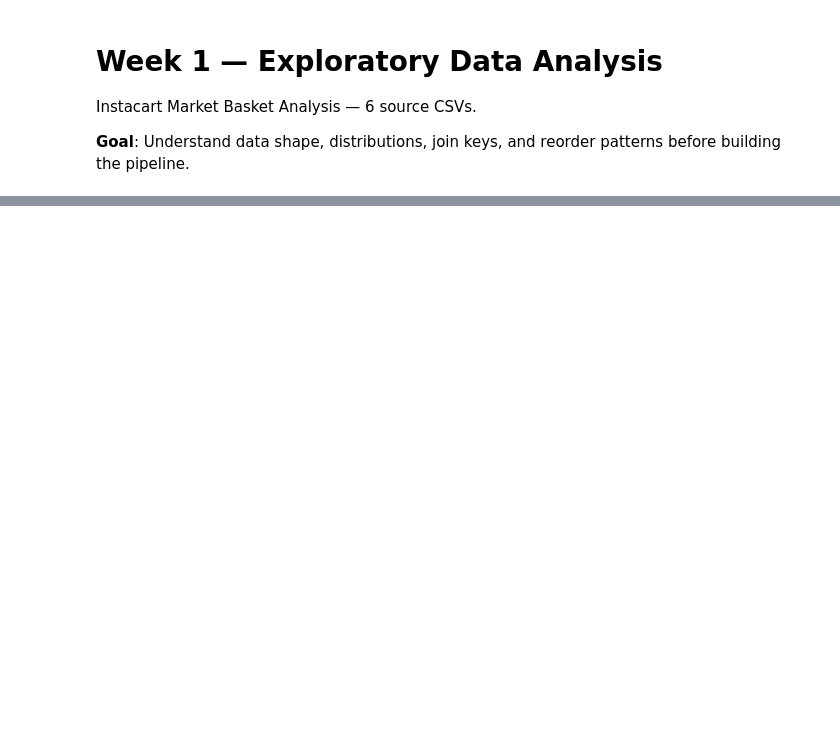
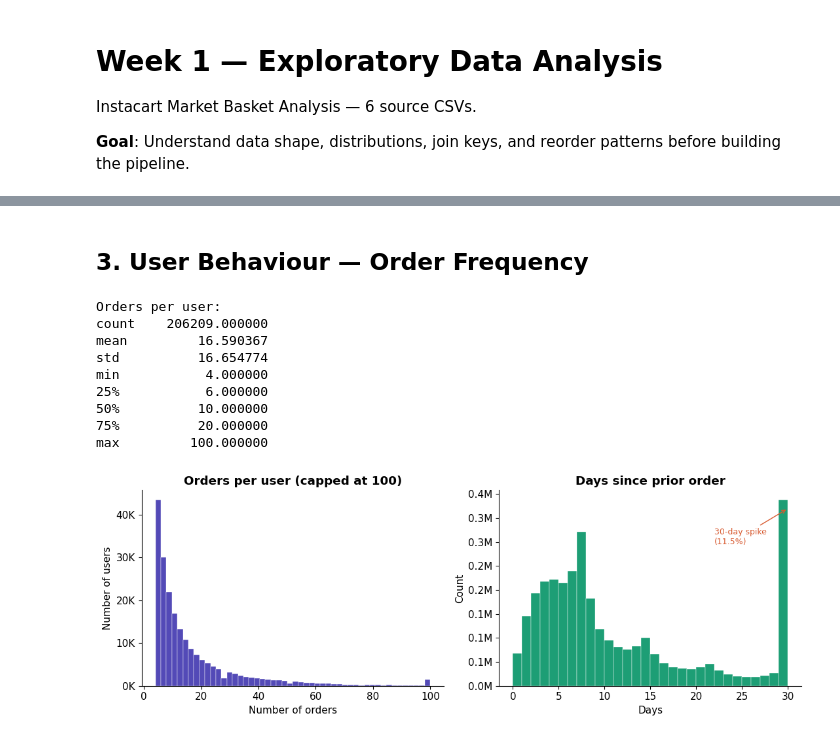
Before and after one commit to e1ec/NextCart-AI, a Jupyter notebook: notebooks/01_eda.ipynb, the cells around one changed output, grey strips where cells are left out. Cells and saved outputs as stored; diff of their text form; code cells hidden in the pictures; blank space fills up the shorter version.

```diff
--- a/notebooks/01_eda.ipynb
+++ b/notebooks/01_eda.ipynb
@@ -43,0 +111,46 @@ Global reorder rate: 58.97%
+# %% [markdown]
+## 3. User Behaviour — Order Frequency
+# %%
+orders_per_user = orders.groupby("user_id")["order_number"].max()
+
+print(f"\nOrders per user:")
+print(orders_per_user.describe().to_string())
+
+fig, axes = plt.subplots(1, 2, figsize=(11, 4))
+
+# Distribution (capped at 100)
+axes[0].hist(orders_per_user.clip(upper=100), bins=50, color=PURPLE, edgecolor="white", linewidth=0.3)
+axes[0].set_title("Orders per user (capped at 100)", fontweight="bold")
+axes[0].set_xlabel("Number of orders")
+axes[0].set_ylabel("Number of users")
+axes[0].yaxis.set_major_formatter(mticker.FuncFormatter(lambda x, _: f"{x/1e3:.0f}K"))
+
+# Days since prior order
+valid_gaps = orders["days_since_prior_order"].dropna()
+axes[1].hist(valid_gaps, bins=30, color=TEAL, edgecolor="white", linewidth=0.3)
+axes[1].set_title("Days since prior order", fontweight="bold")
+axes[1].set_xlabel("Days")
+axes[1].set_ylabel("Count")
+axes[1].yaxis.set_major_formatter(mticker.FuncFormatter(lambda x, _: f"{x/1e6:.1f}M"))
+
+# Highlight 30-day spike (monthly shoppers)
+peak_30 = (valid_gaps == 30).sum()
+axes[1].annotate(f"30-day spike\n({peak_30/len(valid_gaps)*100:.1f}%)",
+                 xy=(30, peak_30), xytext=(22, peak_30 * 0.8),
+                 arrowprops=dict(arrowstyle="->", color=CORAL),
+                 color=CORAL, fontsize=9)
+
+plt.tight_layout()
+savefig("02_user_behaviour")
+plt.show()
+# %% [output]
+Orders per user:
+count    206209.000000
+mean         16.590367
+std          16.654774
+min           4.000000
+25%           6.000000
+50%          10.000000
+75%          20.000000
+max         100.000000
+[figure, added]
```
Also changed, not shown: parts of 18 cells of this notebook.
